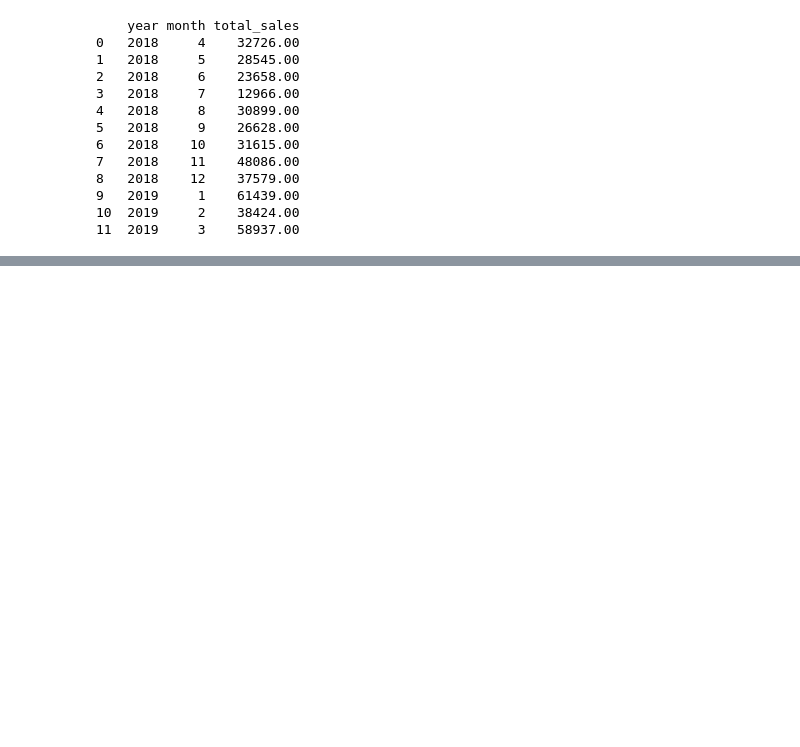
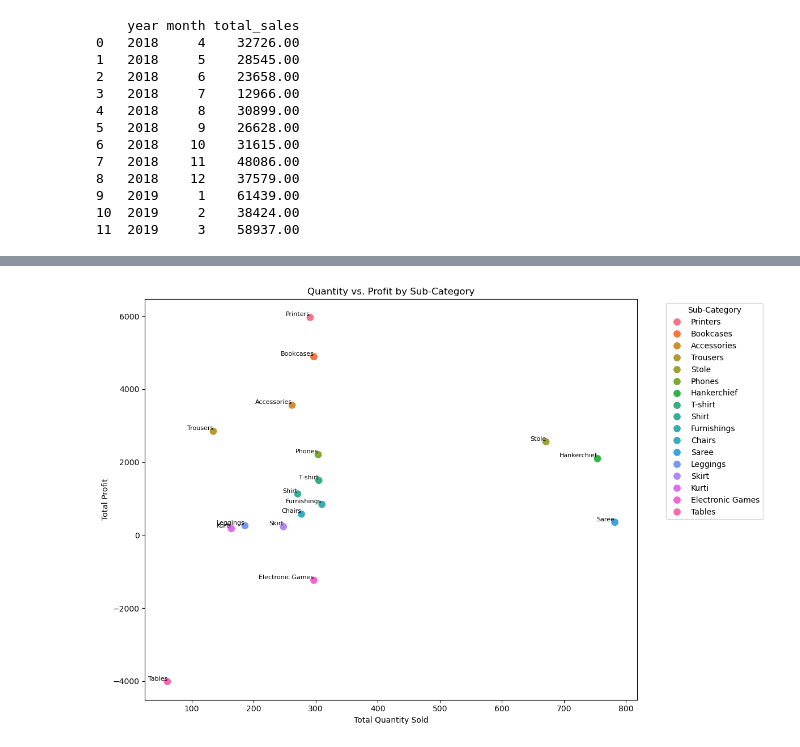
Before and after one commit to pramodkumarpodila-source/E-Commerce-Data-Analysis-PostgreSQL-psycopg2-and-JupyterLab, a Jupyter notebook: Analysis_Geny.ipynb, the cells around one changed output, grey strips where cells are left out. Cells and saved outputs as stored; diff of their text form; code cells hidden in the pictures; blank space fills up the shorter version.

```diff
--- a/Analysis_Geny.ipynb
+++ b/Analysis_Geny.ipynb
@@ -280,0 +346,18 @@ print(df)
+# %%
+cur.execute("""
+    SELECT
+        "Sub-Category",
+        SUM("Quantity") AS total_quantity,
+        SUM("Profit") AS total_profit
+    FROM order_details
+    GROUP BY "Sub-Category"
+    ORDER BY total_profit DESC
+""")
+rows = cur.fetchall()
+
+# Get column names automatically from cursor
+colnames = [desc[0] for desc in cur.description]
+
+df = pd.DataFrame(rows, columns=colnames)
+
+print(df)
@@ -280,0 +383,32 @@ print(df)
+# %%
+import seaborn as sns
+import matplotlib.pyplot as plt
+
+plt.figure(figsize=(12, 8))
+sns.scatterplot(
+    data=df,
+    x="total_quantity",
+    y="total_profit",
+    hue="Sub-Category",      # color points by sub-category
+    s=100
+)
+
+# Label each point with sub-category name
+for i, row in df.iterrows():
+    plt.text(
+        row["total_quantity"],
+        row["total_profit"],
+        row["Sub-Category"],
+        fontsize=8,
+        ha="right",
+        va="bottom"
+    )
+
+plt.xlabel("Total Quantity Sold")
+plt.ylabel("Total Profit")
+plt.title("Quantity vs. Profit by Sub-Category")
+plt.legend(title="Sub-Category", bbox_to_anchor=(1.05, 1), loc='upper left')
+plt.tight_layout()
+plt.show()
+# %% [output]
+[figure, added]
```
Also changed, not shown: parts of 6 cells of this notebook.
